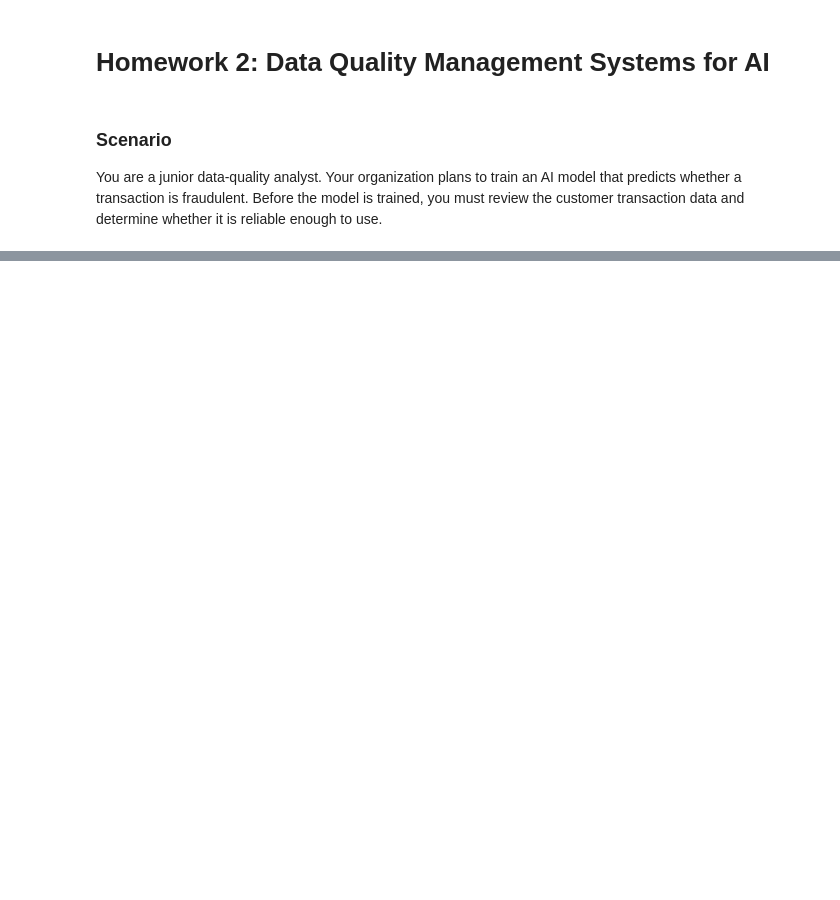
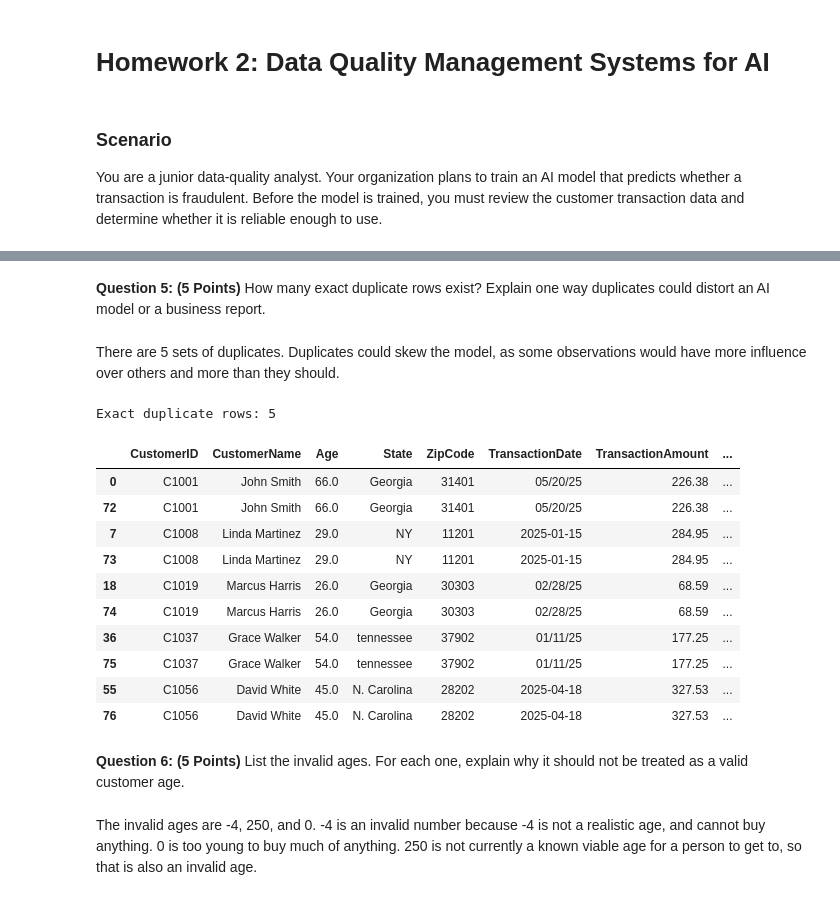
Before and after one commit to DavidRayle11/AI311, a Jupyter notebook: Homework 2.ipynb, the cells around one changed output, grey strips where cells are left out. Saved outputs shown, nothing was run; the diff lists cells and outputs as text; code cells hidden in the pictures; blank space fills up the shorter version.

```diff
--- a/Homework 2.ipynb
+++ b/Homework 2.ipynb
@@ -34,0 +93,25 @@ There are 77 rows and 12 columns in this data set
+# %% [markdown]
+**Question 5: (5 Points)** How many exact duplicate rows exist? Explain one way duplicates could distort an AI model or a business report.
+# %% [markdown]
+There are 5 sets of duplicates. Duplicates could skew the model, as some observations would have more influence over others and more than they should.
+# %%
+duplicate_count = customer.duplicated().sum()
+print("Exact duplicate rows:", duplicate_count)
+customer[customer.duplicated(keep=False)].sort_values("CustomerID")
+# %% [output]
+Exact duplicate rows: 5
+|  | CustomerID | CustomerName | Age | State | ZipCode | TransactionDate | TransactionAmount | ... |
+| 0 | C1001 | John Smith | 66.0 | Georgia | 31401 | 05/20/25 | 226.38 | ... |
+| 72 | C1001 | John Smith | 66.0 | Georgia | 31401 | 05/20/25 | 226.38 | ... |
+| 7 | C1008 | Linda Martinez | 29.0 | NY | 11201 | 2025-01-15 | 284.95 | ... |
+| 73 | C1008 | Linda Martinez | 29.0 | NY | 11201 | 2025-01-15 | 284.95 | ... |
+| 18 | C1019 | Marcus Harris | 26.0 | Georgia | 30303 | 02/28/25 | 68.59 | ... |
+| 74 | C1019 | Marcus Harris | 26.0 | Georgia | 30303 | 02/28/25 | 68.59 | ... |
+| 36 | C1037 | Grace Walker | 54.0 | tennessee | 37902 | 01/11/25 | 177.25 | ... |
+| 75 | C1037 | Grace Walker | 54.0 | tennessee | 37902 | 01/11/25 | 177.25 | ... |
+| 55 | C1056 | David White | 45.0 | N. Carolina | 28202 | 2025-04-18 | 327.53 | ... |
+| 76 | C1056 | David White | 45.0 | N. Carolina | 28202 | 2025-04-18 | 327.53 | ... |
+# %% [markdown]
+**Question 6: (5 Points)** List the invalid ages. For each one, explain why it should not be treated as a valid customer age.
+# %% [markdown]
+The invalid ages are -4, 250, and 0. -4 is an invalid number because -4 is not a realistic age, and cannot buy anything. 0 is too young to buy much of anything. 250 is not currently a known viable age for a person to get to, so that is also an invalid age.
```
Also changed, not shown: parts of 53 cells of this notebook, 1 other file.
